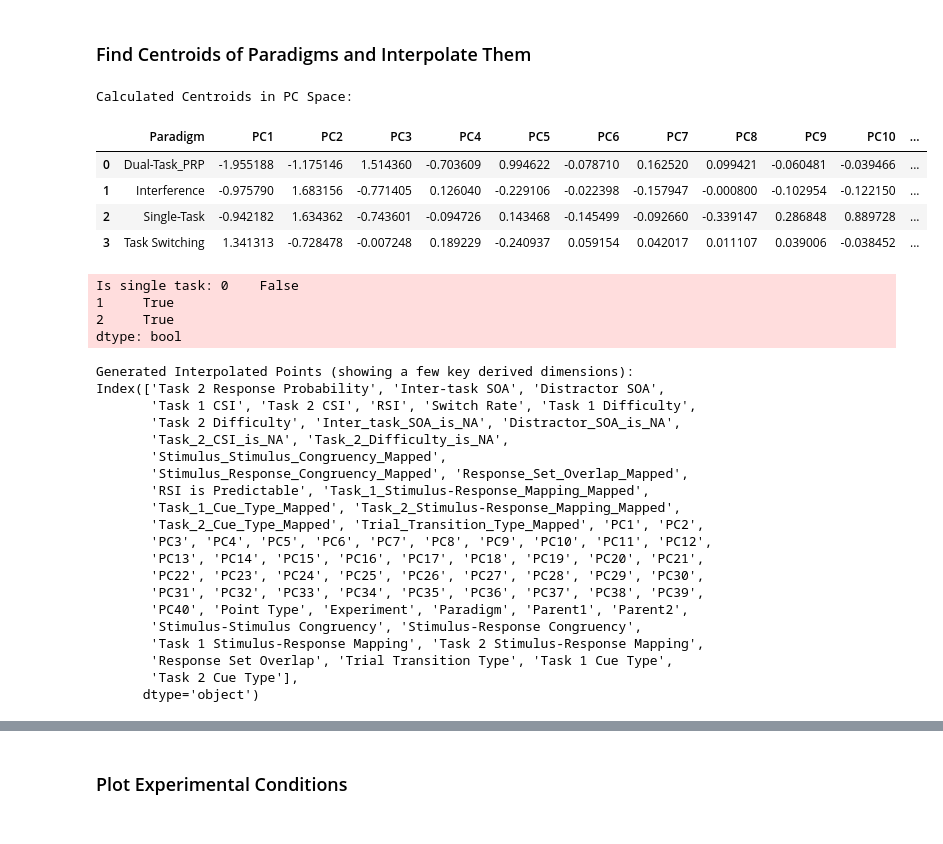
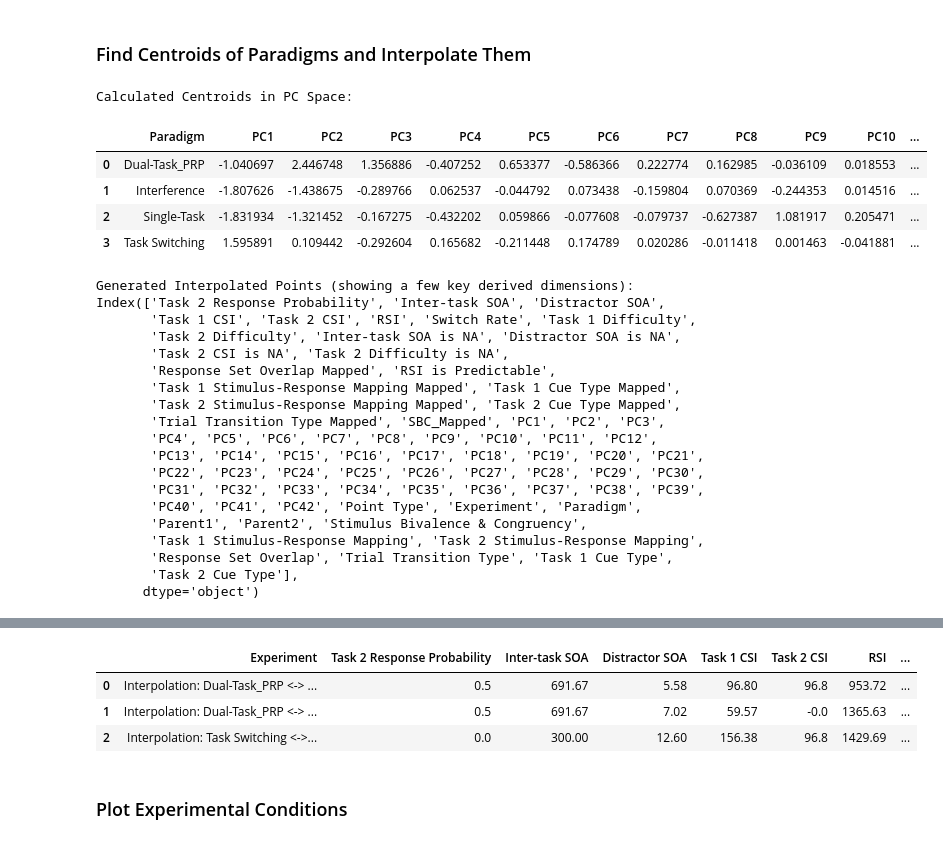
Before and after one commit to syntactic/Cognitive-Control-Paradigm-Integration, a Jupyter notebook: pca_csv.ipynb, the cells around one changed output, grey strips where cells are left out. Drawn from its saved outputs; the diff is of its cells as text; code cells hidden in the pictures.

```diff
--- a/pca_csv.ipynb
+++ b/pca_csv.ipynb
@@ -24,10 +24,10 @@ try:
 except FileNotFoundError:
     print("Error: './data/super_experiment_design_space.csv' not found.")
 
-df_pca_features, numerical_cols, categorical_cols, df_processed = au.preprocess(df_raw)
+df_pca_features, numerical_cols, categorical_cols, df_processed, preprocessor = au.preprocess(df_raw, merge_conflict_dimensions=True)
 print("\nPreprocessing complete.")
 display(df_pca_features.head())
-display(df_pca_features[df_pca_features.isnull().any(axis=1)])
+assert df_pca_features[df_pca_features.isnull().any(axis=1)].size == 0
 # %% [output]
 Successfully loaded raw dataset. Shape: (349, 24)
 
@@ -45,8 +44,9 @@ Preprocessing complete.
 # List of the original categorical columns we want to inspect
 categorical_columns_to_explore = [
     'Response Set Overlap',
-    'Stimulus-Stimulus Congruency',
-    'Stimulus-Response Congruency',
+    #'Stimulus-Stimulus Congruency',
+    #'Stimulus-Response Congruency',
+    'Stimulus Bivalence & Congruency',
     'Task 1 Stimulus-Response Mapping',
     'Task 1 Cue Type',
     'Task 2 Stimulus-Response Mapping',
@@ -244,10 +244,6 @@ Name: PC4, dtype: float64
 # %% [markdown]
 ### Find Centroids of Paradigms and Interpolate Them
 # %%
-def hex_to_rgb(hex_color):
-    """Converts a hex color string to an (R, G, B) tuple."""
-    hex_color = hex_color.lstrip('#')
-    return tuple(int(hex_color[i:i+2], 16) for i in (0, 2, 4))
 # --- 1. Combine the cleaned DF with the DF in the PC space ---
 df_processed_no_paradigm = df_processed.drop(columns=['Paradigm'])
 plot_df = pd.concat([
@@ -307,59 +303,59 @@ for p1_name, p2_name in interpolation_pairs:
     # Add metadata for this point
     new_point['Point Type'] = 'Interpolated'
     new_point['Experiment'] = f"Interpolation: {p1_name} <-> {p2_name}"
     new_point['Paradigm'] = 'Interpolated Point' # Assign a unique paradigm name for styling
     new_point['Parent1'] = p1_name
     new_point['Parent2'] = p2_name
 
     interpolated_points_list.append(new_point)
 
 # Create a DataFrame from the list of interpolated points
 interpolated_df = pd.DataFrame(interpolated_points_list)
 interpolated_df = au.reverse_map_categories(interpolated_df)
 interpolated_df = au.apply_conceptual_constraints(interpolated_df)
 # Create placeholder columns in interpolated_df that exist in plot_df but not in interpolated_df
 #for col in plot_df.columns:
 #    if col not in interpolated_df.columns and col not in pc_cols:
 #         interpolated_df[col] = 'Interpolated' # or np.nan
 print("\nGenerated Interpolated Points (showing a few key derived dimensions):")
 print(interpolated_df.columns)
-display(interpolated_df[['Experiment', 'Task 2 Response Probability', 'Task_2_Difficulty_is_NA', 'Task 2 Difficulty', 'Task_2_Stimulus-Response_Mapping_Mapped', 'Task 2 Stimulus-Response Mapping', 'Stimulus-Stimulus Congruency', 'Inter-task SOA', 'Distractor_SOA_is_NA', 'Switch Rate']].round(2))
+display(interpolated_df[['Experiment', 'Task 2 Response Probability', 'Task 2 Difficulty is NA',
+                         'Task 2 Difficulty', 'Task 2 Stimulus-Response Mapping Mapped', 'Task 2 Stimulus-Response Mapping',
+                         #'Stimulus-Stimulus Congruency',
+                         'Stimulus Bivalence & Congruency',
+                         'Inter-task SOA', 'Distractor SOA is NA', 'Switch Rate']].round(2))
+display(interpolated_df[['Experiment'] + [c for c in interpolated_df.columns if not c.startswith("PC") and c != 'Experiment']].round(2))
 
 # --- 4. Combine all DataFrames into one for plotting ---
 final_plot_df = pd.concat([plot_df, centroids_df, interpolated_df], ignore_index=True)
 final_plot_df['Parent1'] = final_plot_df['Parent1'].fillna('N/A')
 final_plot_df['Parent2'] = final_plot_df['Parent2'].fillna('N/A')
 
 # Undo the imputation on columns that were originally 'N/A'
 final_plot_df = add_na_mask_from_flag(final_plot_df)
 # %% [output]
 Calculated Centroids in PC Space:
 |  | Paradigm | PC1 | PC2 | PC3 | PC4 | PC5 | PC6 | PC7 | PC8 | PC9 | PC10 | ... |
-| 0 | Dual-Task_PRP | -1.955188 | -1.175146 | 1.514360 | -0.703609 | 0.994622 | -0.078710 | 0.162520 | 0.099421 | -0.060481 | -0.039466 | ... |
-| 1 | Interference | -0.975790 | 1.683156 | -0.771405 | 0.126040 | -0.229106 | -0.022398 | -0.157947 | -0.000800 | -0.102954 | -0.122150 | ... |
-| 2 | Single-Task | -0.942182 | 1.634362 | -0.743601 | -0.094726 | 0.143468 | -0.145499 | -0.092660 | -0.339147 | 0.286848 | 0.889728 | ... |
-| 3 | Task Switching | 1.341313 | -0.728478 | -0.007248 | 0.189229 | -0.240937 | 0.059154 | 0.042017 | 0.011107 | 0.039006 | -0.038452 | ... |
+| 0 | Dual-Task_PRP | -1.040697 | 2.446748 | 1.356886 | -0.407252 | 0.653377 | -0.586366 | 0.222774 | 0.162985 | -0.036109 | 0.018553 | ... |
+| 1 | Interference | -1.807626 | -1.438675 | -0.289766 | 0.062537 | -0.044792 | 0.073438 | -0.159804 | 0.070369 | -0.244353 | 0.014516 | ... |
+| 2 | Single-Task | -1.831934 | -1.321452 | -0.167275 | -0.432202 | 0.059866 | -0.077608 | -0.079737 | -0.627387 | 1.081917 | 0.205471 | ... |
+| 3 | Task Switching | 1.595891 | 0.109442 | -0.292604 | 0.165682 | -0.211448 | 0.174789 | 0.020286 | -0.011418 | 0.001463 | -0.041881 | ... |
-Is single task: 0    False
-1     True
-2     True
-dtype: bool
+Generated Interpolated Points (showing a few key derived dimensions):
+Index(['Task 2 Response Probability', 'Inter-task SOA', 'Distractor SOA',
+       'Task 1 CSI', 'Task 2 CSI', 'RSI', 'Switch Rate', 'Task 1 Difficulty',
+       'Task 2 Difficulty', 'Inter-task SOA is NA', 'Distractor SOA is NA',
+       'Task 2 CSI is NA', 'Task 2 Difficulty is NA',
+       'Response Set Overlap Mapped', 'RSI is Predictable',
+       'Task 1 Stimulus-Response Mapping Mapped', 'Task 1 Cue Type Mapped',
+       'Task 2 Stimulus-Response Mapping Mapped', 'Task 2 Cue Type Mapped',
+       'Trial Transition Type Mapped', 'SBC_Mapped', 'PC1', 'PC2', 'PC3',
+       'PC4', 'PC5', 'PC6', 'PC7', 'PC8', 'PC9', 'PC10', 'PC11', 'PC12',
+       'PC13', 'PC14', 'PC15', 'PC16', 'PC17', 'PC18', 'PC19', 'PC20', 'PC21',
+       'PC22', 'PC23', 'PC24', 'PC25', 'PC26', 'PC27', 'PC28', 'PC29', 'PC30',
+       'PC31', 'PC32', 'PC33', 'PC34', 'PC35', 'PC36', 'PC37', 'PC38', 'PC39',
+       'PC40', 'PC41', 'PC42', 'Point Type', 'Experiment', 'Paradigm',
+       'Parent1', 'Parent2', 'Stimulus Bivalence & Congruency',
+       'Task 1 Stimulus-Response Mapping', 'Task 2 Stimulus-Response Mapping',
+       'Response Set Overlap', 'Trial Transition Type', 'Task 1 Cue Type',
+       'Task 2 Cue Type'],
+      dtype='object')
-Generated Interpolated Points (showing a few key derived dimensions):
-Index(['Task 2 Response Probability', 'Inter-task SOA', 'Distractor SOA',
-       'Task 1 CSI', 'Task 2 CSI', 'RSI', 'Switch Rate', 'Task 1 Difficulty',
-       'Task 2 Difficulty', 'Inter_task_SOA_is_NA', 'Distractor_SOA_is_NA',
-       'Task_2_CSI_is_NA', 'Task_2_Difficulty_is_NA',
-       'Stimulus_Stimulus_Congruency_Mapped',
-       'Stimulus_Response_Congruency_Mapped', 'Response_Set_Overlap_Mapped',
-       'RSI is Predictable', 'Task_1_Stimulus-Response_Mapping_Mapped',
-       'Task_1_Cue_Type_Mapped', 'Task_2_Stimulus-Response_Mapping_Mapped',
-       'Task_2_Cue_Type_Mapped', 'Trial_Transition_Type_Mapped', 'PC1', 'PC2',
-       'PC3', 'PC4', 'PC5', 'PC6', 'PC7', 'PC8', 'PC9', 'PC10', 'PC11', 'PC12',
-       'PC13', 'PC14', 'PC15', 'PC16', 'PC17', 'PC18', 'PC19', 'PC20', 'PC21',
-       'PC22', 'PC23', 'PC24', 'PC25', 'PC26', 'PC27', 'PC28', 'PC29', 'PC30',
-       'PC31', 'PC32', 'PC33', 'PC34', 'PC35', 'PC36', 'PC37', 'PC38', 'PC39',
-       'PC40', 'Point Type', 'Experiment', 'Paradigm', 'Parent1', 'Parent2',
-       'Stimulus-Stimulus Congruency', 'Stimulus-Response Congruency',
-       'Task 1 Stimulus-Response Mapping', 'Task 2 Stimulus-Response Mapping',
-       'Response Set Overlap', 'Trial Transition Type', 'Task 1 Cue Type',
-       'Task 2 Cue Type'],
-      dtype='object')
@@ -370,3 +366,7 @@ Index(['Task 2 Response Probability', 'Inter-task SOA', 'Distractor SOA',
+|  | Experiment | Task 2 Response Probability | Inter-task SOA | Distractor SOA | Task 1 CSI | Task 2 CSI | RSI | ... |
+| 0 | Interpolation: Dual-Task_PRP <-> ... | 0.5 | 691.67 | 5.58 | 96.80 | 96.8 | 953.72 | ... |
+| 1 | Interpolation: Dual-Task_PRP <-> ... | 0.5 | 691.67 | 7.02 | 59.57 | -0.0 | 1365.63 | ... |
+| 2 | Interpolation: Task Switching <->... | 0.0 | 300.00 | 12.60 | 156.38 | 96.8 | 1429.69 | ... |
 # %% [markdown]
 ### Plot Experimental Conditions
 # %%
```
Also changed, not shown: parts of 13 cells of this notebook, 3 other files.
